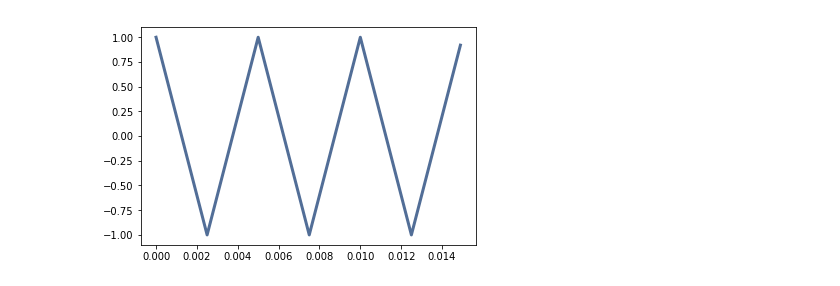
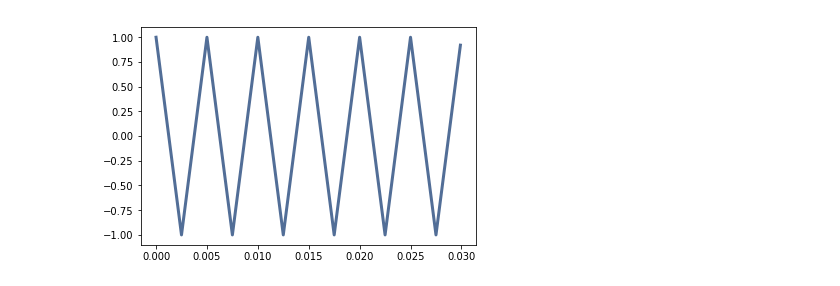
Before and after one commit to SergiySobolev/thinkdsp, a Jupyter notebook: jupyter/ch2/sbk_chap_02.ipynb, the cells around one changed output. Cells and saved outputs as stored; diff of their text form; code cells hidden in the pictures.

Commit message:
[CHAPTER2] Sbk Triangle Signal

```diff
--- a/jupyter/ch2/sbk_chap_02.ipynb
+++ b/jupyter/ch2/sbk_chap_02.ipynb
@@ -8,3 +9,10 @@ from com.sbk.signal.triangle_signal import TriangleSignal
 
 from com.sbk.converter.converter import signal_to_wave
 from IPython.display import display
+# %%
+
+
+sbksignal = SbkTriangleSignal(200)
+duration = sbksignal.period*6
+sbksegment = signal_to_wave(sbksignal, duration, frame_rate=10000)
+sbksegment.plot()
@@ -11,9 +21,7 @@ from IPython.display import display
 # %%
-
-
 signal = TriangleSignal(200)
-duration = signal.period*3
+duration = sbksignal.period*6
 segment = signal_to_wave(signal, duration, frame_rate=10000)
 segment.plot()
 # %% [output]
-[figure, old version]
+[figure, new version]
```
Also changed, not shown: parts of 2 cells of this notebook, 8 other files.
